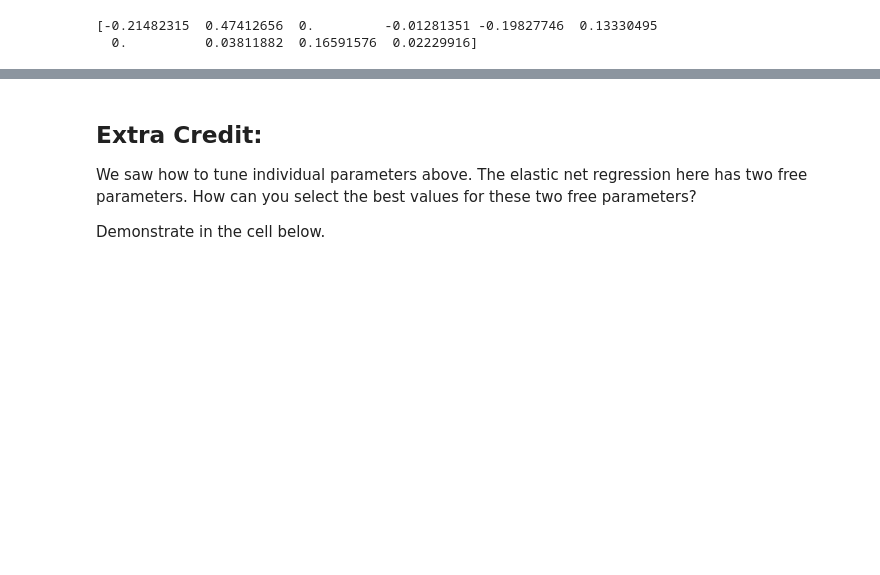
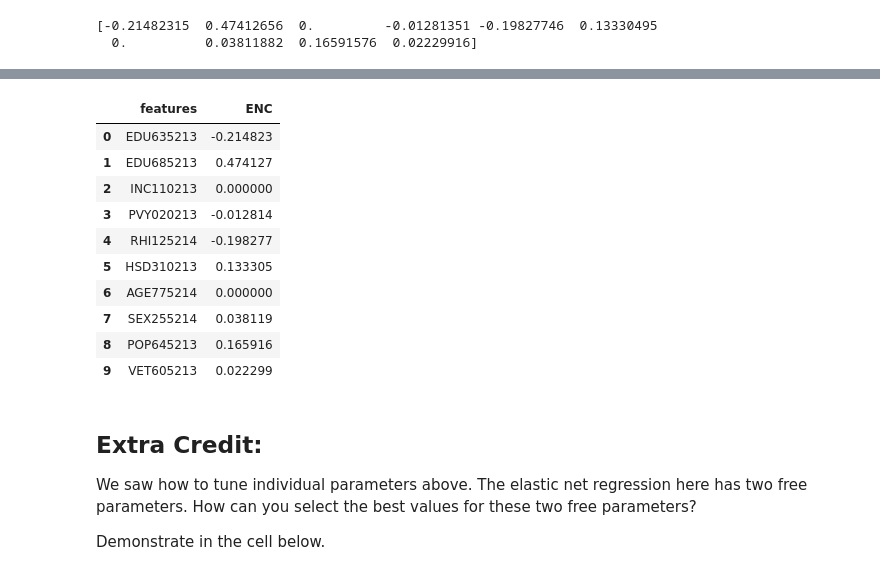
Before and after one commit to heyjoekim/EnvDatSci22, a Jupyter notebook: CodeSprints/multicollinearity_methods.ipynb, the cells around one changed output, grey strips where cells are left out. Drawn from its saved outputs; the diff is of its cells as text; code cells hidden in the pictures; blank space fills up the shorter version.

```diff
--- a/CodeSprints/multicollinearity_methods.ipynb
+++ b/CodeSprints/multicollinearity_methods.ipynb
@@ -623,3 +600,19 @@ print(model.coef_)
+# %%
+# Task 12 scratch cell:
+comp_enc = pd.DataFrame({'features':vif.features, 'ENC':model.coef_})
+comp_enc
+# %% [output]
+|  | features | ENC |
+| 0 | EDU635213 | -0.214823 |
+| 1 | EDU685213 | 0.474127 |
+| 2 | INC110213 | 0.000000 |
+| 3 | PVY020213 | -0.012814 |
+| 4 | RHI125214 | -0.198277 |
+| 5 | HSD310213 | 0.133305 |
+| 6 | AGE775214 | 0.000000 |
+| 7 | SEX255214 | 0.038119 |
+| 8 | POP645213 | 0.165916 |
+| 9 | VET605213 | 0.022299 |
 # %% [markdown]
 ## Extra Credit:
 We saw how to tune individual parameters above. The elastic net regression here has two free parameters. How can you select the best values for these two free parameters?
```
Also changed, not shown: parts of 13 cells of this notebook.
